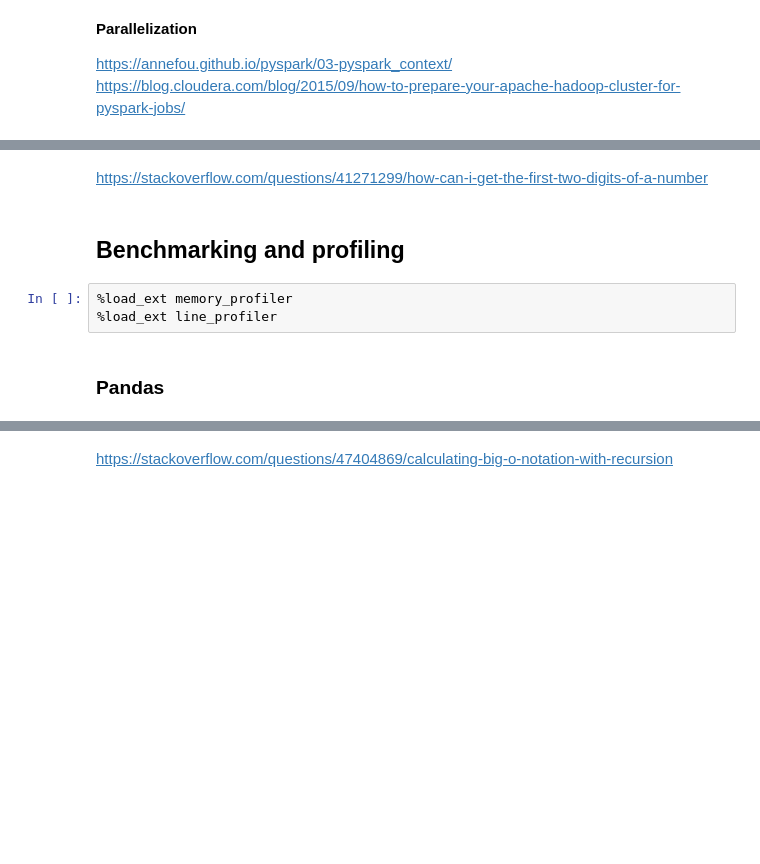
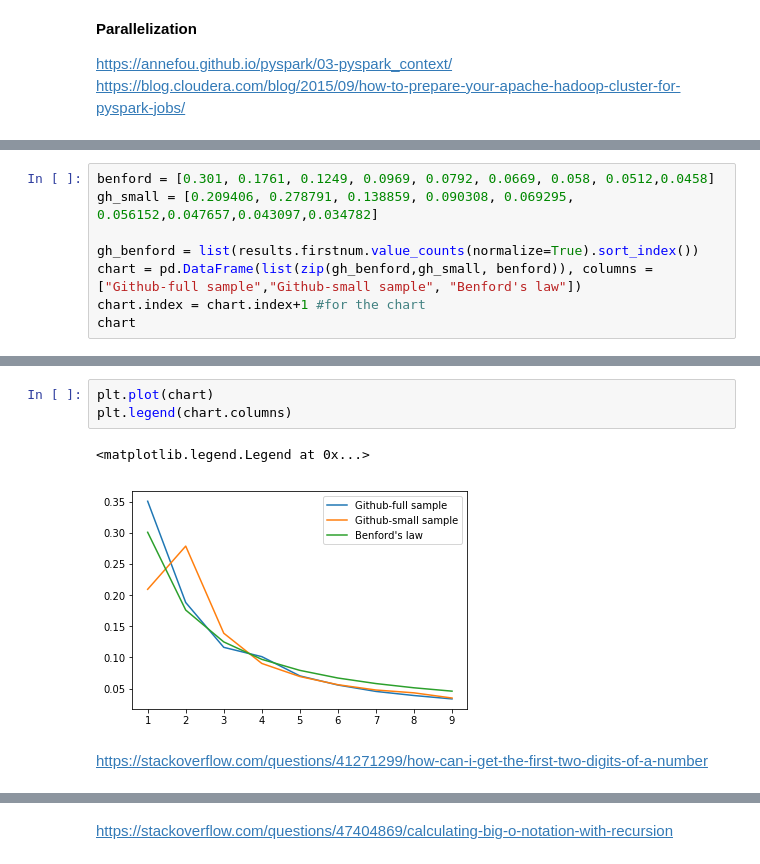
Before and after one commit to carlaint/OII_Python_Hi_Performance, a Jupyter notebook: Summative.ipynb, the cells around one changed output, grey strips where cells are left out. Cells and saved outputs as stored; diff of their text form; blank space fills up the shorter version.

```diff
--- a/Summative.ipynb
+++ b/Summative.ipynb
@@ -276,0 +472,8 @@ Making sure that all approaches above yield the same result.
+# %%
+benford = [0.301, 0.1761, 0.1249, 0.0969, 0.0792, 0.0669, 0.058, 0.0512,0.0458]
+gh_small = [0.209406, 0.278791, 0.138859, 0.090308, 0.069295, 0.056152,0.047657,0.043097,0.034782]
+
+gh_benford = list(results.firstnum.value_counts(normalize=True).sort_index())
+chart = pd.DataFrame(list(zip(gh_benford,gh_small, benford)), columns = ["Github-full sample","Github-small sample", "Benford's law"])
+chart.index = chart.index+1 #for the chart
+chart
@@ -277,9 +491,8 @@ Making sure that all approaches above yield the same result.
+# %%
+plt.plot(chart)
+plt.legend(chart.columns)
+# %% [output]
+<matplotlib.legend.Legend at 0x...>
+[figure, added]
 # %% [markdown]
 https://stackoverflow.com/questions/41271299/how-can-i-get-the-first-two-digits-of-a-number
-# %% [markdown]
-## Benchmarking and profiling
-# %%
-%load_ext memory_profiler
-%load_ext line_profiler
-# %% [markdown]
-### Pandas
```
Also changed, not shown: parts of 75 cells of this notebook.
